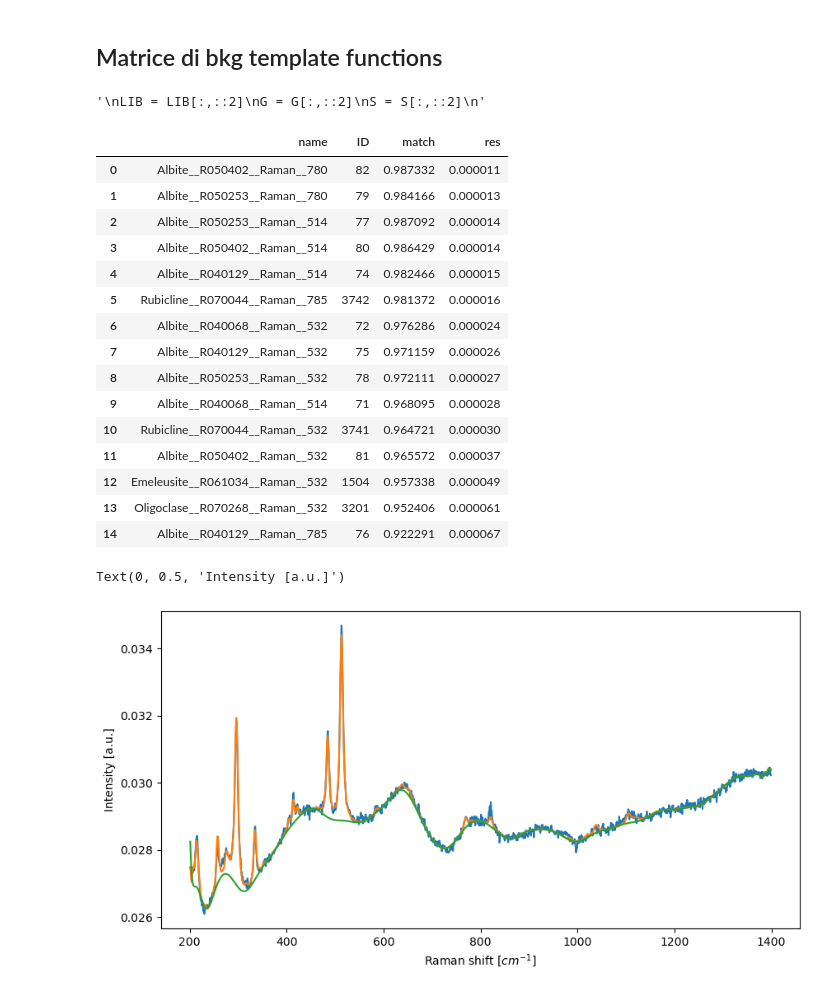
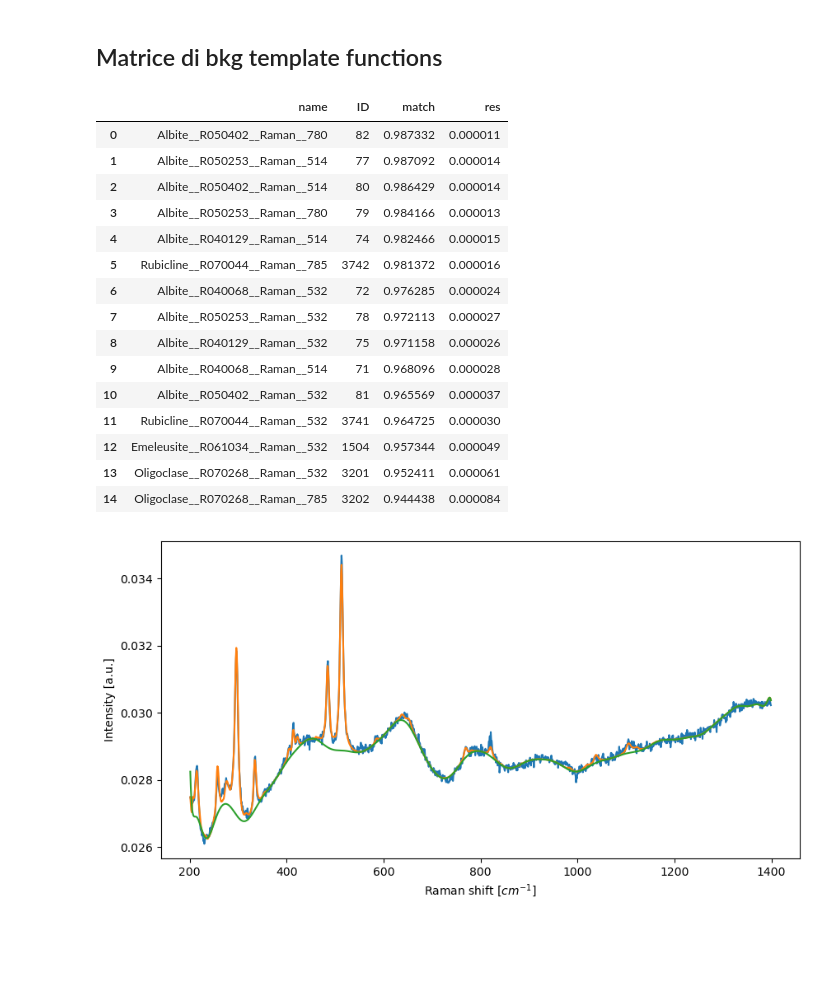
Before and after one commit to FabioBrugnara/pyram, a Jupyter notebook: 3-bkg_and_spectra_fit/ND_similarity.ipynb, the cells around one changed output. Drawn from its saved outputs; the diff is of its cells as text; code cells hidden in the pictures; blank space fills up the shorter version.

```diff
--- a/3-bkg_and_spectra_fit/ND_similarity.ipynb
+++ b/3-bkg_and_spectra_fit/ND_similarity.ipynb
@@ -106,6 +124,10 @@ def gauss(x, mu, sigma):
 # sinc function in numpy
 def sinc(x, mu, sigma):
     return np.sinc((x-mu)/sigma)
+
+# polynomial function in numpy
+def poly(x, n):
+    return x**n
 
 
 mus = np.linspace(S[0,0]-delta, S[0,-1]+delta, p)
@@ -119,15 +141,10 @@ if method == 'gauss':
 if method == 'sinc':
     for i in range(p):
         G[i] = sinc(S[0], mus[i], sigma)
+
+if method == 'poly':
+    for i in range(p):
+        G[i] = poly(np.linspace(0,1,len(S[1])), i)
-# %%
-# RICAMPIONO VETTORI per aumentare velocità
-'''
-LIB = LIB[:,::2]
-G = G[:,::2]
-S = S[:,::2]
-'''
-# %% [output]
-'\nLIB = LIB[:,::2]\nG = G[:,::2]\nS = S[:,::2]\n'
 # %%
 # FIT with shifts
 
@@ -156,59 +173,61 @@ for i in range(len(lib_names)):
 
     #### fit
     Y = np.append(Ps, G, axis=0)
     fit = scipy.linalg.lstsq(Y.transpose(), S[1])
 
 
     # salvo risultato
     bkg = (G.transpose() * fit[0][2*shift+1:]).sum(axis=1)
     I = fit[0][:2*shift+1]
     P = (Ps.transpose() * I).sum(axis=1)
 
     res = ((bkg+P-S[1])**2).sum()
 
     # riassumo info
 
     match = cosine_similarity(S[1]-bkg, P)
 
     # SALVO
     out.append([lib_names[i], i, match, res, P, bkg, I.sum()])
 
 out = pd.DataFrame(out, columns=['name', 'ID', 'match', 'res', 'P', 'bkg','I']).sort_values(by='res', ascending=True).reset_index(drop=True)
+out = out[out['res']<out['res'][0]*10]
+out = pd.DataFrame(out, columns=['name', 'ID', 'match', 'res', 'P', 'bkg','I']).sort_values(by='match', ascending=False).reset_index(drop=True)
+
 out = out[out['I']>0]
 display(out[['name','ID','match','res']].head(15))
 
 
 # PLOTS
+if plot:
+    plt.figure(figsize=(10,5))
+    plt.plot(S[0], S[1], label='signal')
+    plt.plot(S[0], out.P[0]+out.bkg[0], label=out.name[0])
+    plt.plot(S[0], out.bkg[0], label='background')
+    plt.xlabel(r'Raman shift [$cm^{-1}$]')
+    plt.ylabel('Intensity [a.u.]')
 
-plt.figure(figsize=(10,5))
-plt.plot(S[0], S[1], label='signal')
-plt.plot(S[0], out.P[0]+out.bkg[0], label=out.name[0])
-plt.plot(S[0], out.bkg[0], label='background')
-plt.xlabel(r'Raman shift [$cm^{-1}$]')
-plt.ylabel('Intensity [a.u.]')
-
-plt.figure(figsize=(10,5))
-plt.plot(S[0], S[1]-out.bkg[0], label='signal')
-plt.plot(S[0], out.P[0], label='fit')
-plt.xlabel(r'Raman shift [$cm^{-1}$]')
-plt.ylabel('Intensity [a.u.]')
+    plt.figure(figsize=(10,5))
+    plt.plot(S[0], S[1]-out.bkg[0], label='signal')
+    plt.plot(S[0], out.P[0], label='fit')
+    plt.xlabel(r'Raman shift [$cm^{-1}$]')
+    plt.ylabel('Intensity [a.u.]')
 # %% [output]
 |  | name | ID | match | res |
 | 0 | Albite__R050402__Raman__780 | 82 | 0.987332 | 0.000011 |
-| 1 | Albite__R050253__Raman__780 | 79 | 0.984166 | 0.000013 |
-| 2 | Albite__R050253__Raman__514 | 77 | 0.987092 | 0.000014 |
-| 3 | Albite__R050402__Raman__514 | 80 | 0.986429 | 0.000014 |
+| 1 | Albite__R050253__Raman__514 | 77 | 0.987092 | 0.000014 |
+| 2 | Albite__R050402__Raman__514 | 80 | 0.986429 | 0.000014 |
+| 3 | Albite__R050253__Raman__780 | 79 | 0.984166 | 0.000013 |
 | 4 | Albite__R040129__Raman__514 | 74 | 0.982466 | 0.000015 |
 | 5 | Rubicline__R070044__Raman__785 | 3742 | 0.981372 | 0.000016 |
-| 6 | Albite__R040068__Raman__532 | 72 | 0.976286 | 0.000024 |
-| 7 | Albite__R040129__Raman__532 | 75 | 0.971159 | 0.000026 |
-| 8 | Albite__R050253__Raman__532 | 78 | 0.972111 | 0.000027 |
-| 9 | Albite__R040068__Raman__514 | 71 | 0.968095 | 0.000028 |
-| 10 | Rubicline__R070044__Raman__532 | 3741 | 0.964721 | 0.000030 |
-| 11 | Albite__R050402__Raman__532 | 81 | 0.965572 | 0.000037 |
-| 12 | Emeleusite__R061034__Raman__532 | 1504 | 0.957338 | 0.000049 |
-| 13 | Oligoclase__R070268__Raman__532 | 3201 | 0.952406 | 0.000061 |
-| 14 | Albite__R040129__Raman__785 | 76 | 0.922291 | 0.000067 |
+| 6 | Albite__R040068__Raman__532 | 72 | 0.976285 | 0.000024 |
+| 7 | Albite__R050253__Raman__532 | 78 | 0.972113 | 0.000027 |
+| 8 | Albite__R040129__Raman__532 | 75 | 0.971158 | 0.000026 |
+| 9 | Albite__R040068__Raman__514 | 71 | 0.968096 | 0.000028 |
+| 10 | Albite__R050402__Raman__532 | 81 | 0.965569 | 0.000037 |
+| 11 | Rubicline__R070044__Raman__532 | 3741 | 0.964725 | 0.000030 |
+| 12 | Emeleusite__R061034__Raman__532 | 1504 | 0.957344 | 0.000049 |
+| 13 | Oligoclase__R070268__Raman__532 | 3201 | 0.952411 | 0.000061 |
+| 14 | Oligoclase__R070268__Raman__785 | 3202 | 0.944438 | 0.000084 |
-Text(0, 0.5, 'Intensity [a.u.]')
 [figure]
 [figure]
```
Also changed, not shown: parts of 3 cells of this notebook, 7 other files.
